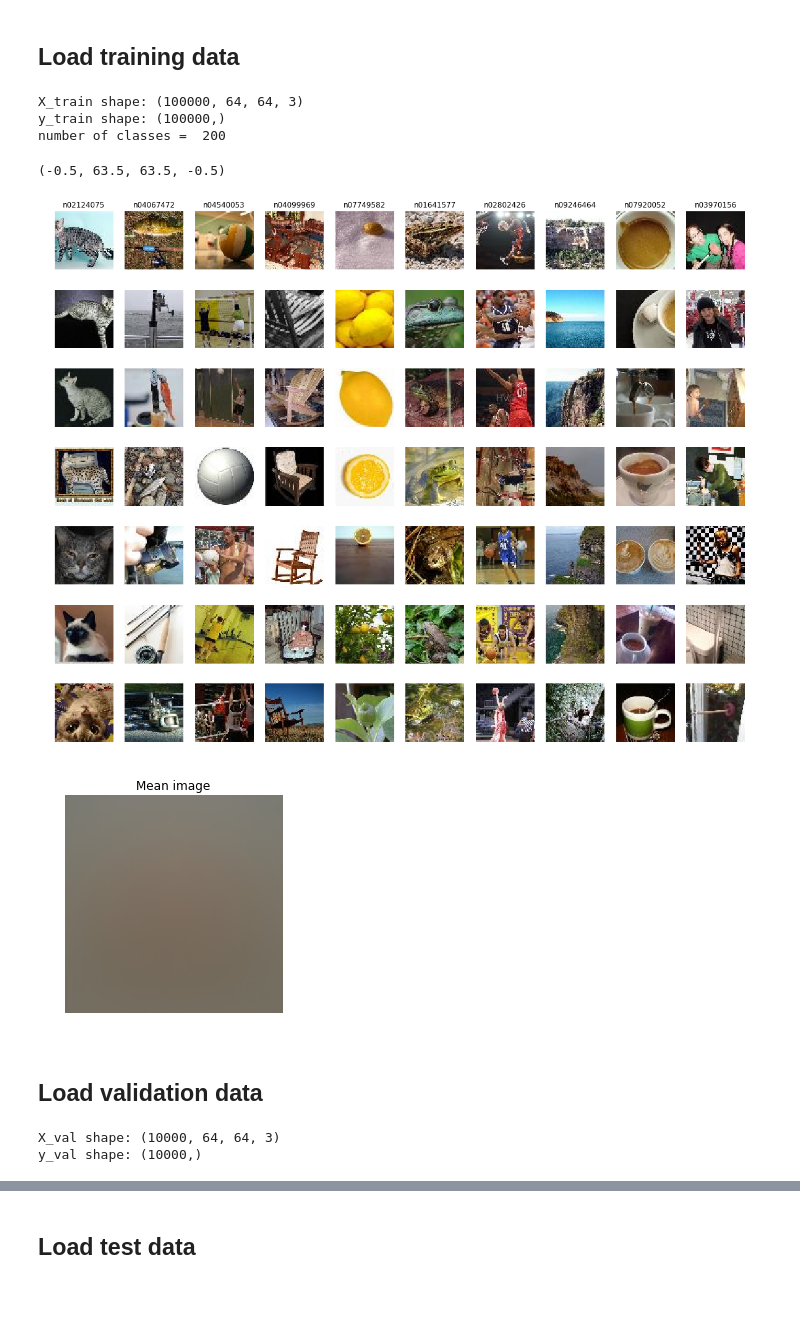
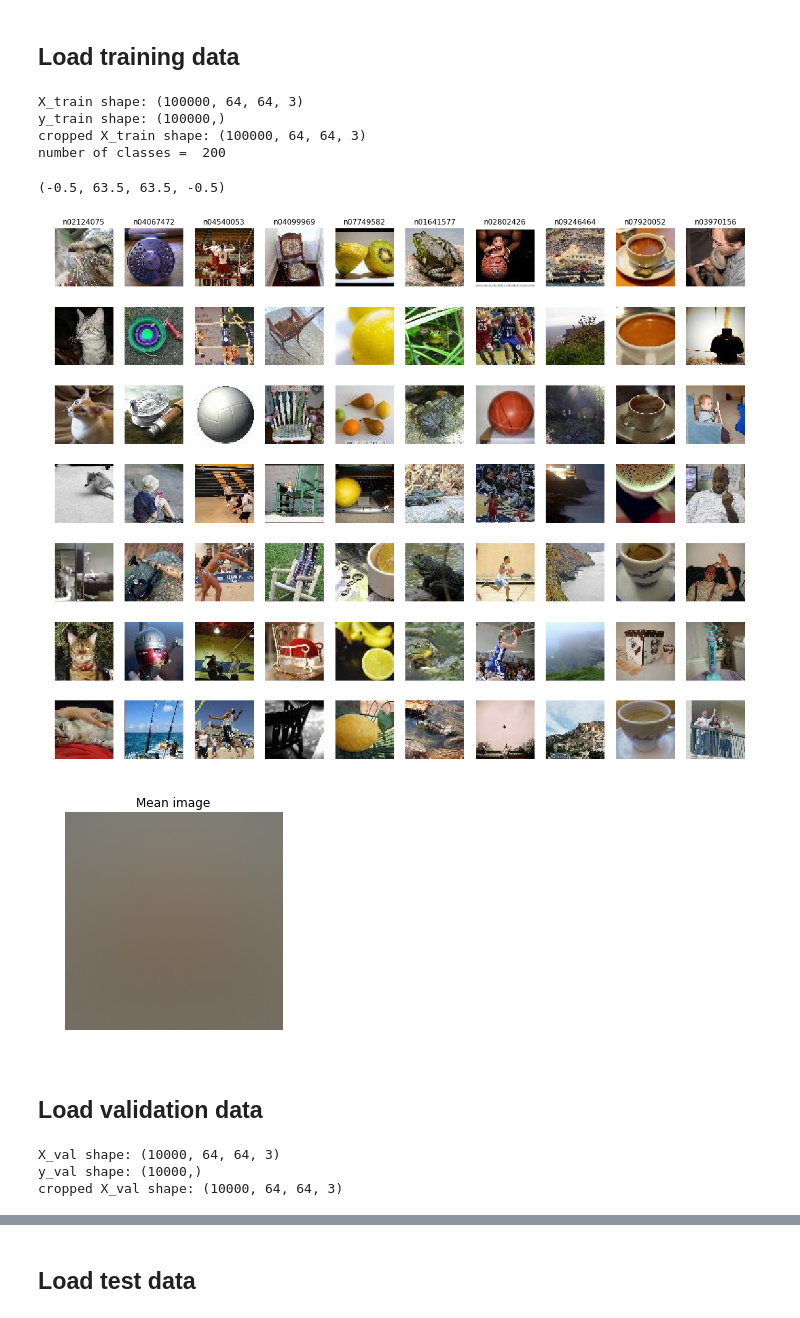
Before and after one commit to lucky29zrh/cs231n, a Jupyter notebook: project/project.ipynb, the cells around one changed output, grey strips where cells are left out. Drawn from its saved outputs; the diff is of its cells as text; code cells hidden in the pictures.

```diff
--- a/project/project.ipynb
+++ b/project/project.ipynb
@@ -40,46 +34,57 @@ Using TensorFlow backend.
 # %% [markdown]
 ## Load training data
 # %%
-X_train, y_train, meanImage, ids = load_training_data();
+X_train, y_train, meanImage, ids = utils.load_training_data();
+
 num_classes = len(ids);
+crop = 0;
+X_train = utils.crop_image(X_train, crop, crop);
+print("cropped X_train shape:", X_train.shape)
 print("number of classes = ", num_classes)
 # %% [output]
 X_train shape: (100000, 64, 64, 3)
 y_train shape: (100000,)
+cropped X_train shape: (100000, 64, 64, 3)
 number of classes =  200
 # %%
 # Visualize some examples from the dataset.
 # We show a few examples of training images from each class.
+if crop != 0:
+    meanImage = meanImage[crop:-crop, crop:-crop, :];
+
 classes = ids[0:10];
 num_classes = len(classes);
 samples_per_class = 7;
 for y, cls in enumerate(classes):
     idxs = np.flatnonzero(y_train == y)
     idxs = np.random.choice(idxs, samples_per_class, replace=False)
     for i, idx in enumerate(idxs):
         plt_idx = i * num_classes + y + 1
         plt.subplot(samples_per_class, num_classes, plt_idx)
         plt.imshow((128*X_train[idx] + meanImage).astype('uint8'), interpolation="nearest")
         plt.axis('off')
         if i == 0:
             plt.title(cls)
 
 # mean image
 plt.figure(figsize = (5,4));
 plt.imshow(meanImage.astype('uint8'), interpolation="nearest")
 plt.title('Mean image')
 plt.axis('off')
 # %% [output]
 (-0.5, 63.5, 63.5, -0.5)
-[figure, old version]
+[figure, new version]
 [figure]
 # %% [markdown]
 ## Load validation data
-# %%
-X_val, y_val = load_validation_data(ids, meanImage);
-# %% [output]
-X_val shape: (10000, 64, 64, 3)
-y_val shape: (10000,)
+# %%
+X_val, y_val = utils.load_validation_data(ids, meanImage);
+X_val = utils.crop_image(X_val, crop, crop);
+print("cropped X_val shape:", X_val.shape)
+# %% [output]
+X_val shape: (10000, 64, 64, 3)
+y_val shape: (10000,)
+cropped X_val shape: (10000, 64, 64, 3)
 # %%
 # Visualize some examples from the dataset.
 # We show a few examples of training images from each class.
```
Also changed, not shown: parts of 36 cells of this notebook, 6 other files.
